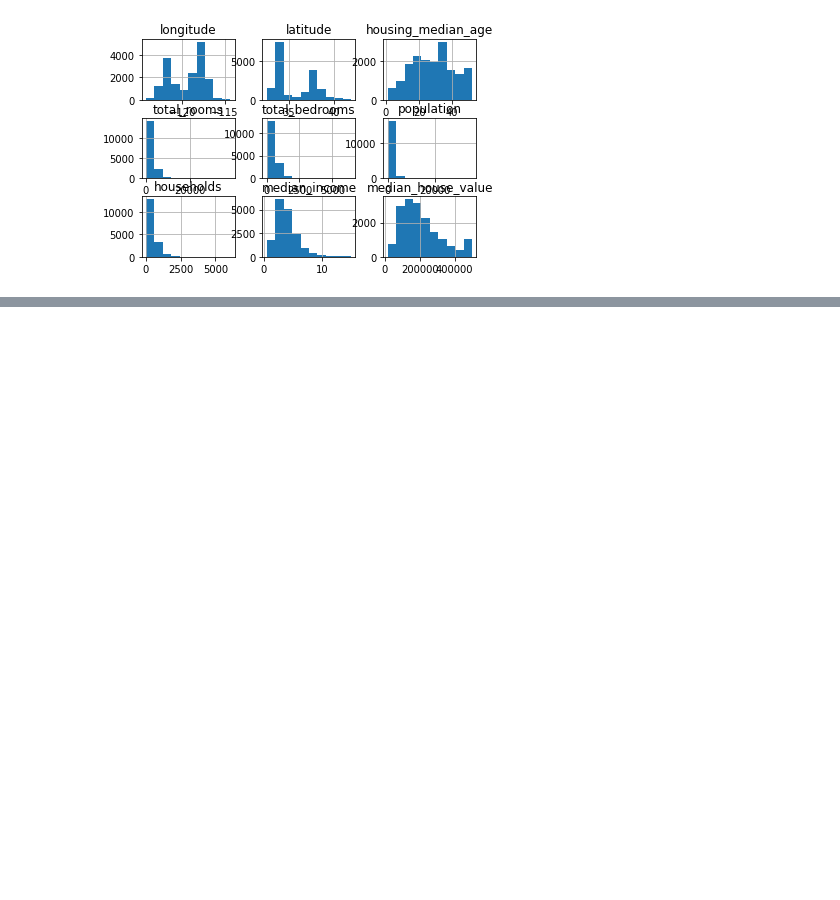
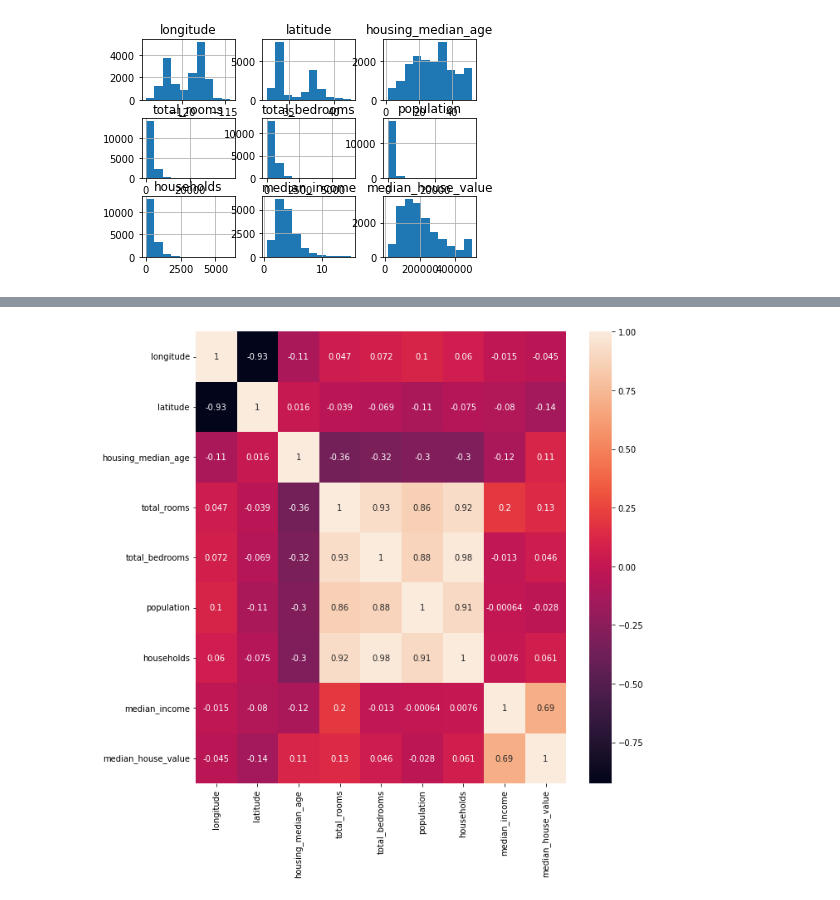
Before and after one commit to bbb2783/Colab, a Jupyter notebook: test_pandas.ipynb, the cells around one changed output, grey strips where cells are left out. Drawn from its saved outputs; the diff is of its cells as text; code cells hidden in the pictures; blank space fills up the shorter version.

```diff
--- a/test_pandas.ipynb
+++ b/test_pandas.ipynb
@@ -76,0 +134,6 @@ array([[<AxesSubplot:title={'center':'longitude'}>,
+# %%
+plt.figure(figsize=(10,10))
+sns.heatmap(correlation, annot=True)
+plt.show()
+# %% [output]
+[figure, added]
```
Also changed, not shown: parts of 7 cells of this notebook.
